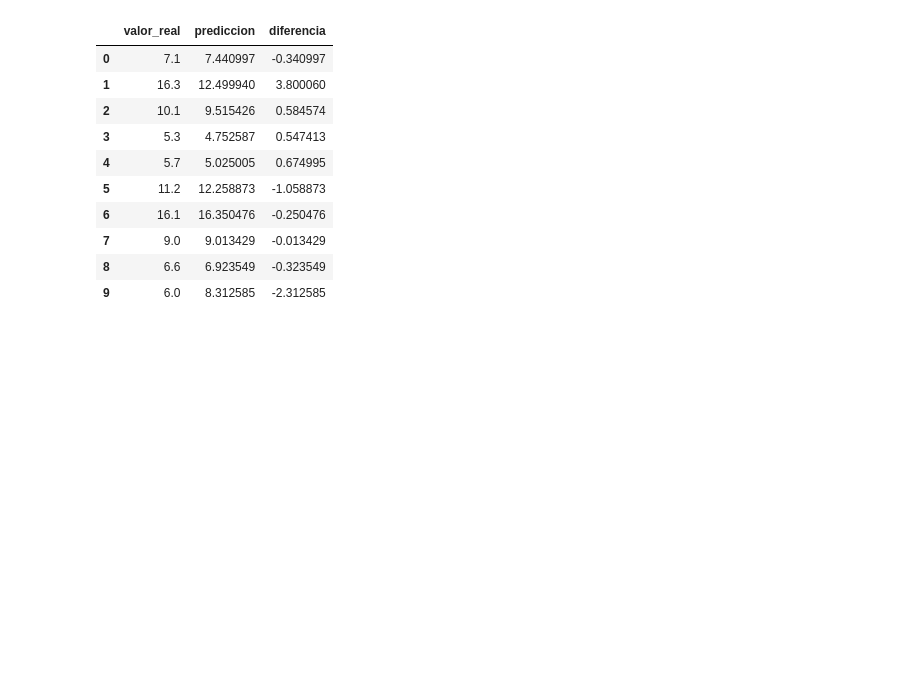
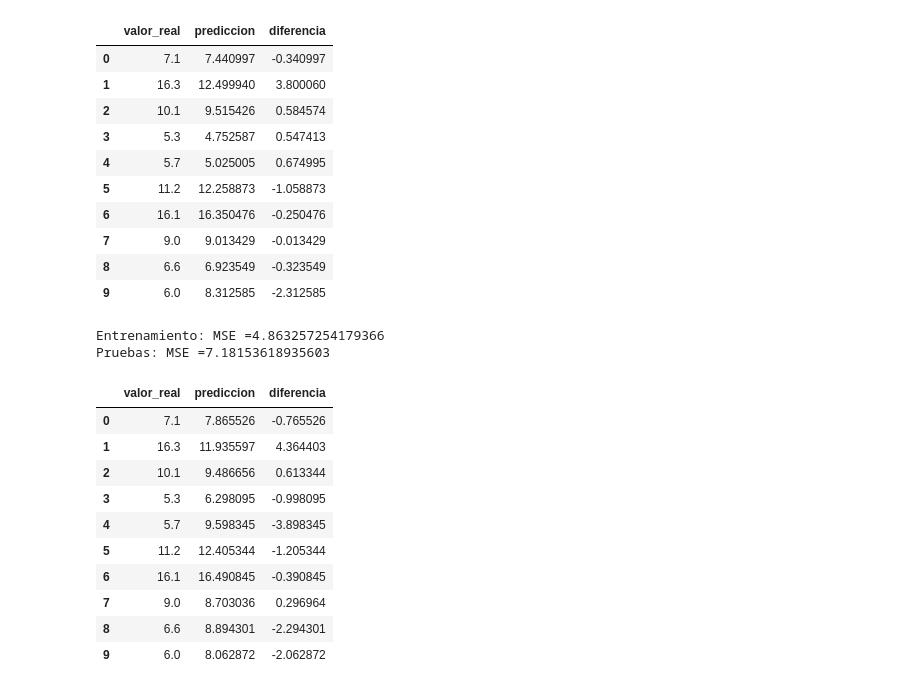
Before and after one commit to luislerma5593/Data_Analysis, a Jupyter notebook: 5. Machine Learning/4. Problemas de regresión/Sesion_4.ipynb, the cells around one changed output. Saved outputs shown, nothing was run; the diff lists cells and outputs as text; code cells hidden in the pictures; blank space fills up the shorter version.

```diff
--- a/5. Machine Learning/4. Problemas de regresión/Sesion_4.ipynb
+++ b/5. Machine Learning/4. Problemas de regresión/Sesion_4.ipynb
@@ -532,3 +575,37 @@ Pruebas: MSE =5.863962055392443
 | 7 | 9.0 | 9.013429 | -0.013429 |
 | 8 | 6.6 | 6.923549 | -0.323549 |
 | 9 | 6.0 | 8.312585 | -2.312585 |
+# %%
+poly_model = LinearRegression()
+poly = PolynomialFeatures(degree= 3 )
+
+Xpolytrain = poly.fit_transform(X_train)
+Xpolytest = poly.fit_transform(X_test)
+
+poly_model.fit(Xpolytrain, Y_train)
+
+y_train_predict = poly_model.predict(Xpolytrain)
+MSE = mean_squared_error(Y_train, y_train_predict)
+print("Entrenamiento: MSE ="+str(MSE))
+
+y_test_predict = poly_model.predict(Xpolytest)
+MSE = mean_squared_error(Y_test, y_test_predict)
+print("Pruebas: MSE ="+str(MSE))
+
+df_predicciones = pd.DataFrame({'valor_real':Y_test, 'prediccion':y_test_predict, 'diferencia':Y_test-y_test_predict})
+df_predicciones = df_predicciones.reset_index(drop = True)
+df_predicciones.head(10)
+# %% [output]
+Entrenamiento: MSE =4.863257254179366
+Pruebas: MSE =7.18153618935603
+|  | valor_real | prediccion | diferencia |
+| 0 | 7.1 | 7.865526 | -0.765526 |
+| 1 | 16.3 | 11.935597 | 4.364403 |
+| 2 | 10.1 | 9.486656 | 0.613344 |
+| 3 | 5.3 | 6.298095 | -0.998095 |
+| 4 | 5.7 | 9.598345 | -3.898345 |
+| 5 | 11.2 | 12.405344 | -1.205344 |
+| 6 | 16.1 | 16.490845 | -0.390845 |
+| 7 | 9.0 | 8.703036 | 0.296964 |
+| 8 | 6.6 | 8.894301 | -2.294301 |
+| 9 | 6.0 | 8.062872 | -2.062872 |
```
Also changed, not shown: parts of 5 cells of this notebook, 3 other files.
